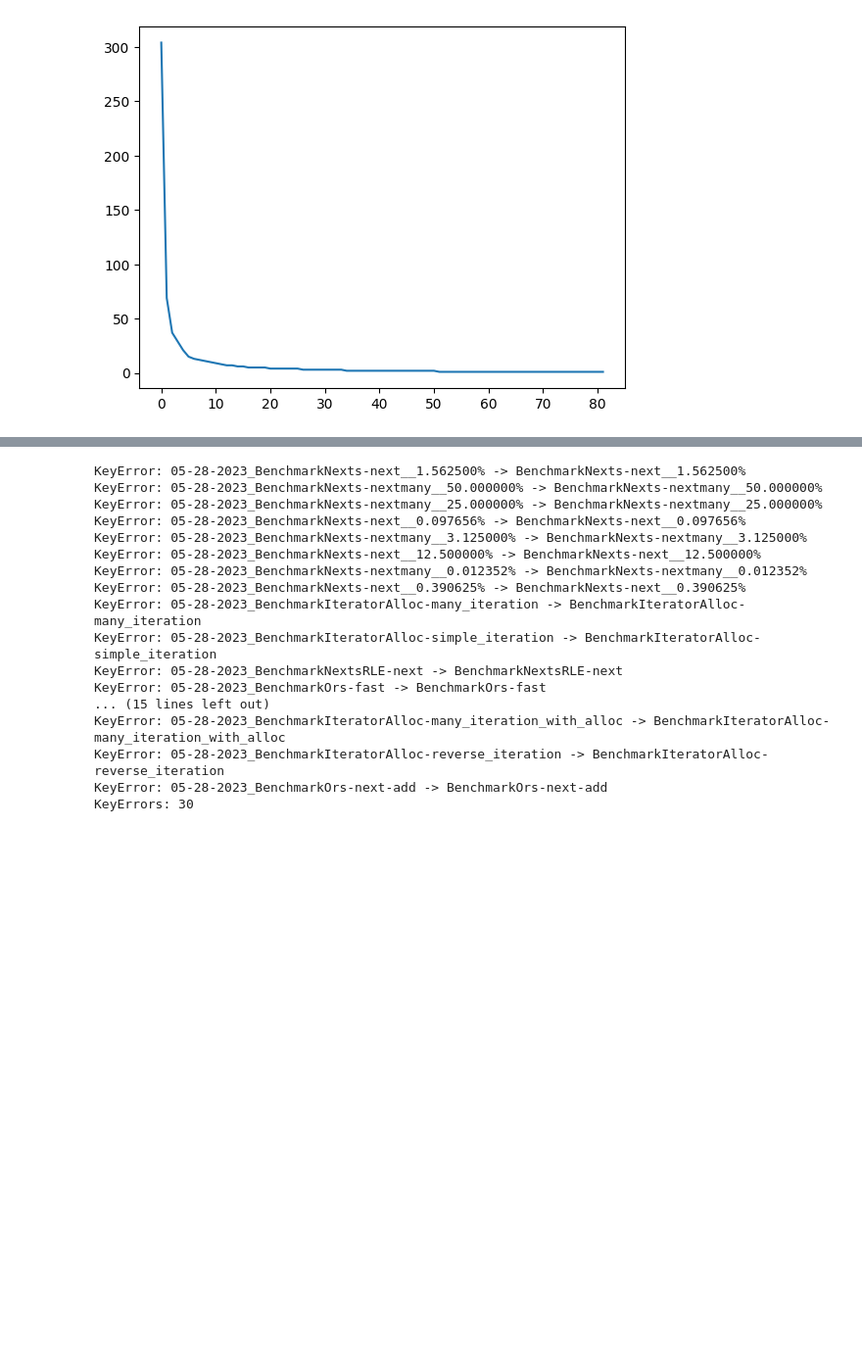
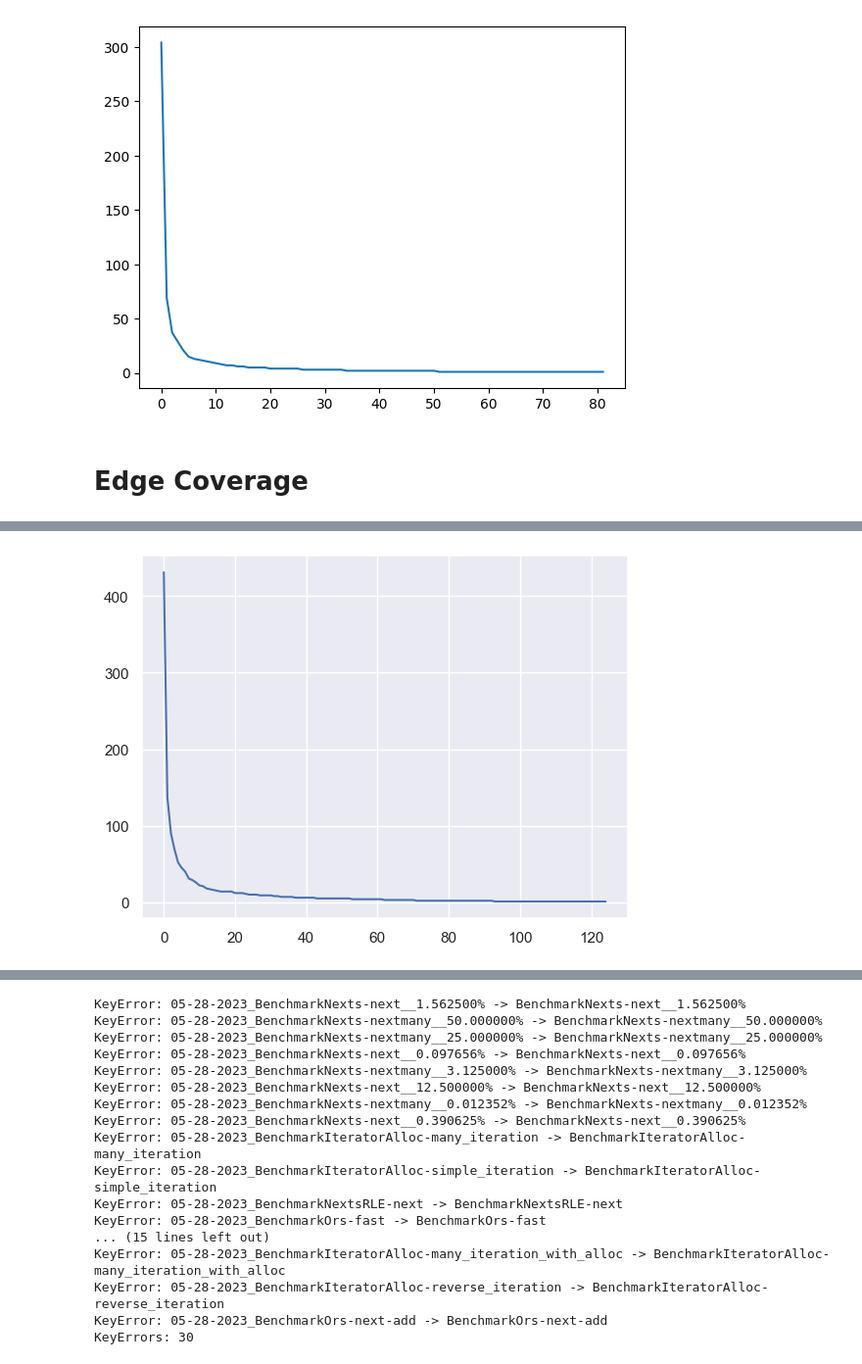
Before and after one commit to haChristopher/variability-based-reduction-replication-package, a Jupyter notebook: src/final_roaring_improved.ipynb, the cells around one changed output, grey strips where cells are left out. Shown at 98% size. Cells and saved outputs as stored; diff of their text form; code cells hidden in the pictures; blank space fills up the shorter version.

```diff
--- a/src/final_roaring_improved.ipynb
+++ b/src/final_roaring_improved.ipynb
@@ -388,3 +393,82 @@ Key error BenchmarkIteratorAlloc-many_iteration_with_alloc BenchmarkChecksum-che
 Key error BenchmarkIteratorAlloc-many_iteration_with_alloc BenchmarkChecksum-checksum-compressed-8
 Failed to find graph with overlap, Remaining: 5
 [figure]
+# %% [markdown]
+# Edge Coverage
+# %%
+"""Take graphs with highest coverage and remove them from the remaining graphs."""
+available_graphs = final_graphs.copy()
+reduce_graphs_edges = []
+remaining_graph = full_graph.copy()
+coverage_information_edges = {}
+iterations = 0
+used_graph_idx_edges = []
+
+while len(remaining_graph.nodes()) > 1:
+
+    # Find highest coverage within the unused benchmark graphs
+    highest_coverage = (0, 0)
+
+    for idx, benchmark_graph in enumerate(available_graphs):
+
+        if (idx in used_graph_idx_edges) or (idx in unstable_benchmarks_idx): # or (idx in failed_benchs_idx):
+            continue
+
+        # Check edge overlap
+        overlap_edges = set(benchmark_graph.edges()) & set(remaining_graph.edges())
+        overlap = len(overlap_edges)
+
+        if overlap == highest_coverage[1] and overlap > 0:
+            name_curr = list(ordered_graphs.keys())[idx].split("_", 1)[1]
+            name_highest = list(ordered_graphs.keys())[highest_coverage[0]].split("_", 1)[1]
+
+            try:
+                stability_curr = np.mean(stability_measures[name_curr])
+                stability_high = np.mean(stability_measures[name_highest])
+            except KeyError:
+                print("Key error", name_curr, name_highest)
+                continue
+
+            # print(f"Remaining: {len(remaining_graph.nodes())} - Overlap between {idx} and {highest_coverage[0]}: {overlap}, Stabilities: {stability_curr} {stability_high}")
+            # Take the more stable benchmark
+
+            if stability_curr < stability_high:
+                # print("Switched for more stable benchmark")
+                highest_coverage = (idx, overlap)
+
+        if overlap > highest_coverage[1]:
+            highest_coverage = (idx, overlap)
+
+        if iterations == 0:
+            coverage_information_edges[list(ordered_graphs.keys())[idx]] = overlap
+
+
+    # if iterations % 20  == 0:
+    #     plt.figure(figsize=(20, 20), dpi=80)
+    #     color_map_full = ['blue' if node in remaining_graph.nodes()  else 'green' for node in full_graph.nodes()]
+    #     nx.draw(full_graph, pos_full, with_labels=False, arrows=True, node_color=color_map_full)
+    #     plt.show()
+
+    if highest_coverage[1] == 0:
+        print(f"Failed to find graph with overlap, Remaining: {len(remaining_graph.edges())}")
+        break
+
+    reduce_graphs_edges.append(highest_coverage)
+
+    # remove graph from unused graphs and nodes from remaining graph
+    used_graph = available_graphs[highest_coverage[0]].copy()
+    used_graph_idx_edges.append(highest_coverage[0])
+
+    # remove edges
+    remaining_graph.remove_edges_from(used_graph.edges())
+    iterations += 1
+
+    if iterations % 10 == 0 and False:
+        plt.figure(figsize=(10, 10), dpi=80)
+        nx.draw(remaining_graph, pos_full, with_labels=False, arrows=True)
+        plt.show()
+
+
+plt.plot([x[1] for x in reduce_graphs_edges])
+plt.show()
+# %% [output]
@@ -391,3 +492,4 @@ Failed to find graph with overlap, Remaining: 5
+[figure, added]
 # %%
 fig, ax = plt.subplots(figsize=(10, 5))
 plt.title("Suite reduction iterations", fontsize=15)
```
Also changed, not shown: parts of 32 cells of this notebook, 17 other files.
